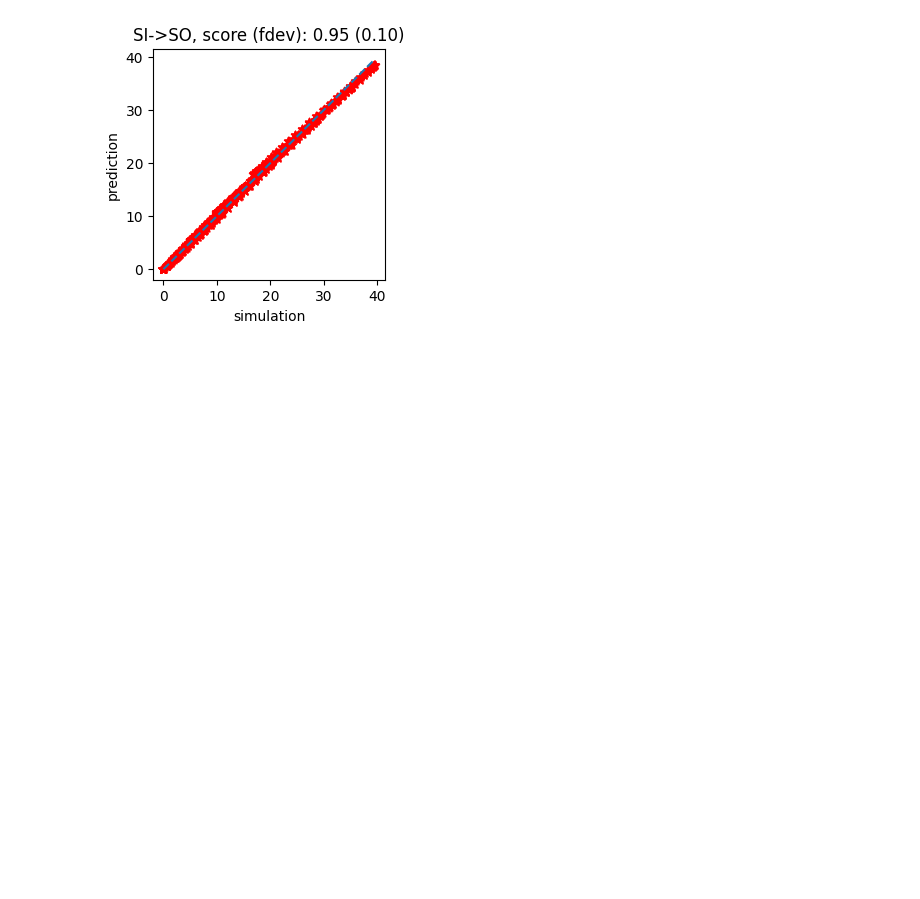
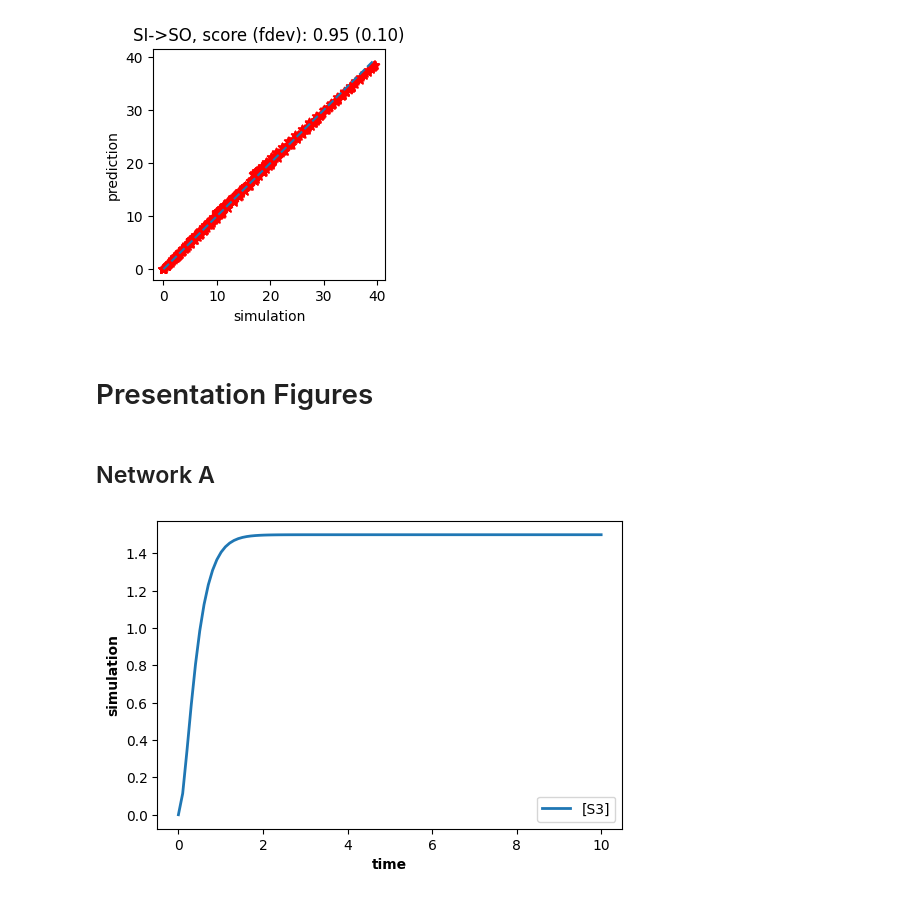
Before and after one commit to joseph-hellerstein/linear_reaction_networks, a Jupyter notebook: notebooks/SLM-Reaction-Networks.ipynb, the cells around one changed output. Saved outputs shown, nothing was run; the diff lists cells and outputs as text; code cells hidden in the pictures; blank space fills up the shorter version.

```diff
--- a/notebooks/SLM-Reaction-Networks.ipynb
+++ b/notebooks/SLM-Reaction-Networks.ipynb
@@ -21,6 +21,7 @@ from lrn_builder.slm_network import SLMNetwork
 # Helpers
 # %%
 s = control.TransferFunction.s
+TIMES = np.linspace(0, 10, 100)
 # %%
 SLM_A = SLMNetwork.makeTwoSpeciesNetwork(1, 1)
 SLM_A.template
@@ -309,3 +310,28 @@ score
 [figure]
 0.9531812725090036
 [figure]
+# %% [markdown]
+# Presentation Figures
+# %% [markdown]
+## Network A
+# %%
+MODEL_A = """
+$S1 -> S2; kA1*S1
+S2 -> ; kA2*S2
+S2 -> S3; kA3*S2
+S3 -> ; kA4*S3
+
+kA1=1; kA2=2; kA3=3; kA4=4
+S1=10; S2=0; S3=0
+"""
+rr = te.loada(MODEL_A)
+kA1 = rr["kA1"]
+kA2 = rr["kA2"]
+kA3 = rr["kA3"]
+kA4 = rr["kA4"]
+SAI = rr["S1"]
+data = rr.simulate(TIMES[0], TIMES[-1], len(TIMES), selections=["time", "[S3]"])
+SIMULATIONS_A = data["[S3]"]
+rr.plot(xlabel="time", ylabel="simulation")
+# %% [output]
+[figure, added]
```
Also changed, not shown: parts of 5 cells of this notebook, 1 other file.
